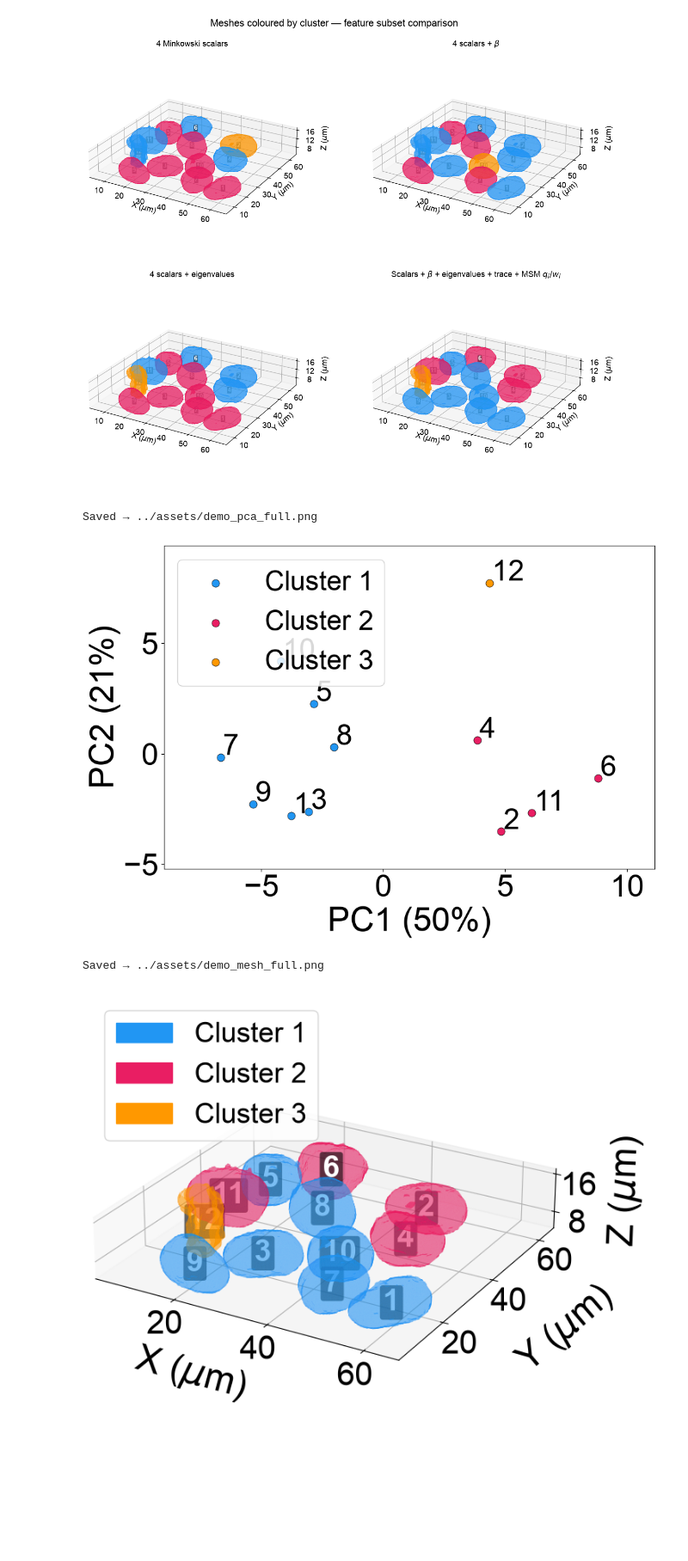
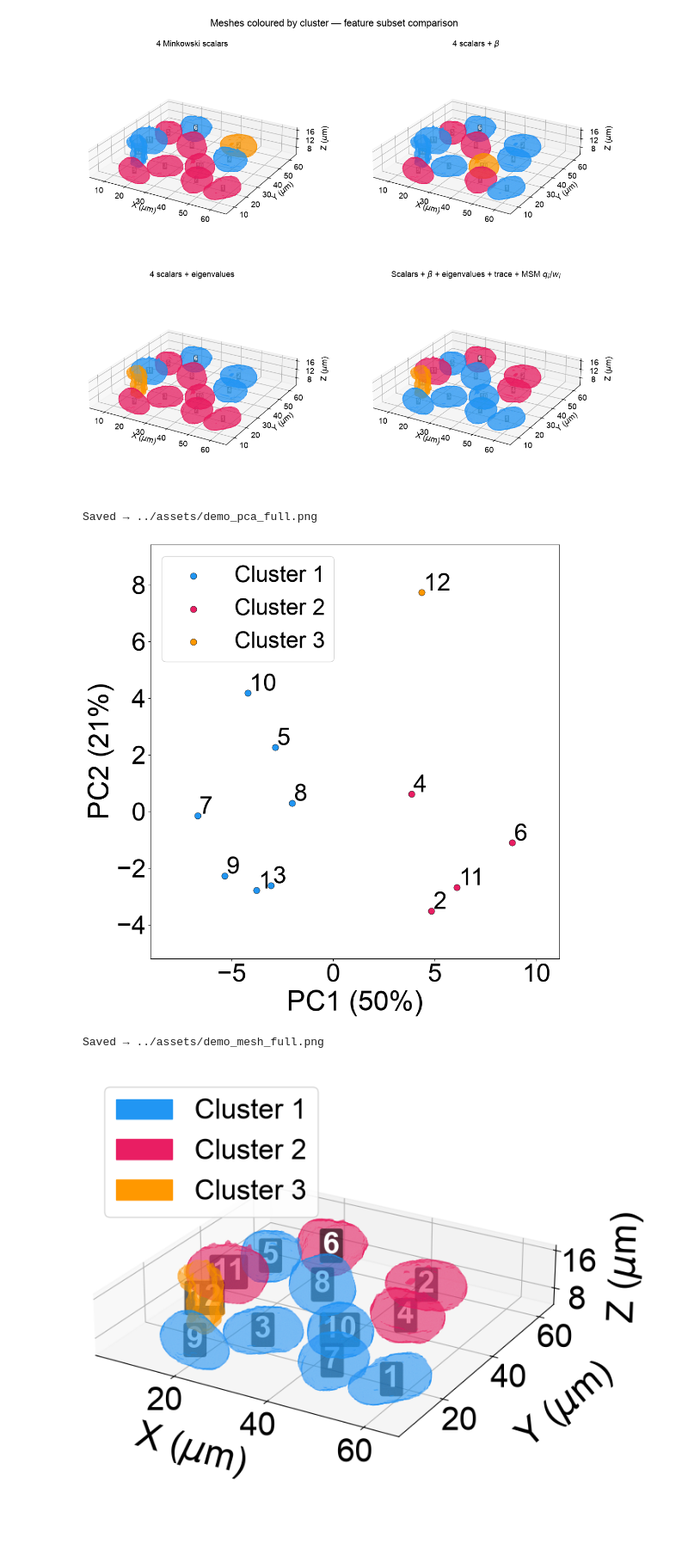
Before and after one commit to Ishihara-SynthMorph/pykarambola, a Jupyter notebook: examples/segmentation_workflow.ipynb, the cells around one changed output. Shown at 86% size. Saved outputs shown, nothing was run; the diff lists cells and outputs as text; code cells hidden in the pictures; blank space fills up the shorter version.

Commit message:
revised figures

```diff
--- a/examples/segmentation_workflow.ipynb
+++ b/examples/segmentation_workflow.ipynb
@@ -433,7 +433,7 @@ plt.rcParams.update({
     'xtick.labelsize': 38,
     'ytick.labelsize': 38,
 })
-fig_pca, ax_pca = plt.subplots(figsize=(11, 8))
+fig_pca, ax_pca = plt.subplots(figsize=(11, 11))
 for c in np.unique(cl_f):
     idx = cl_f == c
     ax_pca.scatter(Xp_f[idx, 0], Xp_f[idx, 1], color=colors_cmp[c],
@@ -444,6 +444,7 @@ for i, lbl in enumerate(labels_sorted):
                     fontsize=36, xytext=(3, 3), textcoords='offset points')
 ax_pca.margins(0.15)
 # variance % embedded in axis labels; no title
+# ax_pca.set_ylim(-5, 10)
 ax_pca.set_xlabel(f'PC1 ({pca_f.explained_variance_ratio_[0]*100:.0f}%)')
 ax_pca.set_ylabel(f'PC2 ({pca_f.explained_variance_ratio_[1]*100:.0f}%)')
 ax_pca.legend(fontsize=34, framealpha=0.85, loc='upper left')
@@ -479,34 +480,34 @@ for c in np.unique(cl_f):
         mpatches.Patch(color=colors_cmp[c], label=f'Cluster {c + 1}'))
 for lbl in labels_sorted:
     verts_xyz, faces = _meshes_f[lbl]
     c = cl_f[labels_sorted.index(lbl)]
     ax_mesh.add_collection3d(
         Poly3DCollection(verts_xyz[faces], alpha=0.4,
                          facecolor=colors_cmp[c], edgecolor='none'))
     cx, cy, cz = verts_xyz.mean(axis=0)
     ax_mesh.text(cx, cy, cz, str(lbl), fontsize=28, fontweight='bold',
                  ha='center', va='center', color='white',
                  bbox=dict(boxstyle='round,pad=0.1', facecolor='black',
                            alpha=0.6, linewidth=0))
 
 ax_mesh.set_xlim(_all_v[:, 0].min(), _all_v[:, 0].max())
 ax_mesh.set_ylim(_all_v[:, 1].min(), _all_v[:, 1].max())
 ax_mesh.set_zlim(_all_v[:, 2].min(), _all_v[:, 2].max())
 ax_mesh.set_box_aspect([_xr, _yr, _zr])
 ax_mesh.zaxis.set_major_locator(plt.MaxNLocator(2))   # fewer Z ticks
 ax_mesh.set_xlabel(r'X ($\mu$m)', labelpad=40)
 ax_mesh.set_ylabel(r'Y ($\mu$m)', labelpad=40)
 ax_mesh.set_zlabel(r'Z ($\mu$m)', labelpad=15)
 ax_mesh.legend(handles=_legend_handles, fontsize=26, loc='upper left',
                framealpha=0.85)
 ax_mesh.view_init(elev=25, azim=-60)
 plt.tight_layout()
 fig_mesh.savefig('../assets/demo_mesh_full.png', dpi=150, bbox_inches='tight')
 print('Saved → ../assets/demo_mesh_full.png')
 plt.show()
 # %% [output]
 Saved → ../assets/demo_pca_full.png
-[figure, old version]
+[figure, new version]
 Saved → ../assets/demo_mesh_full.png
 [figure]
 # %%
```
Also changed, not shown: parts of 1 cell of this notebook, 22 other files.
